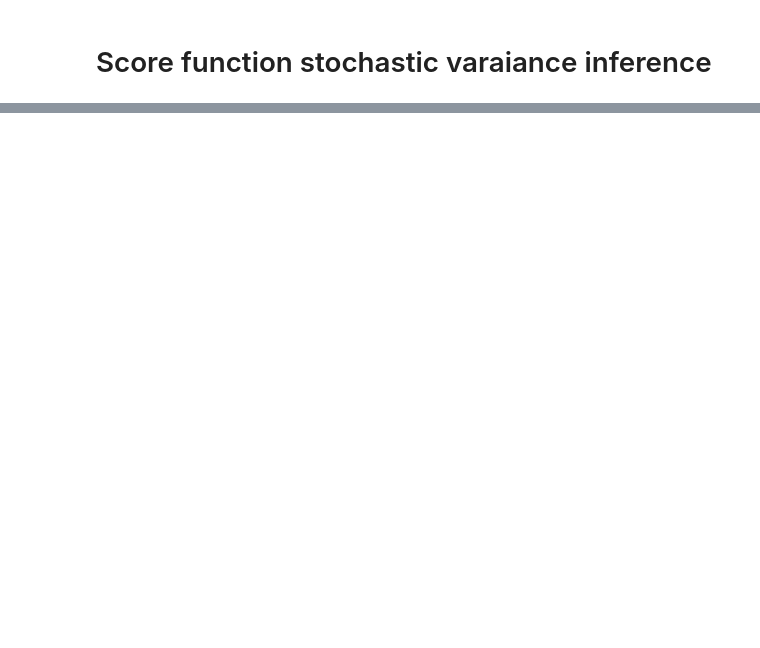
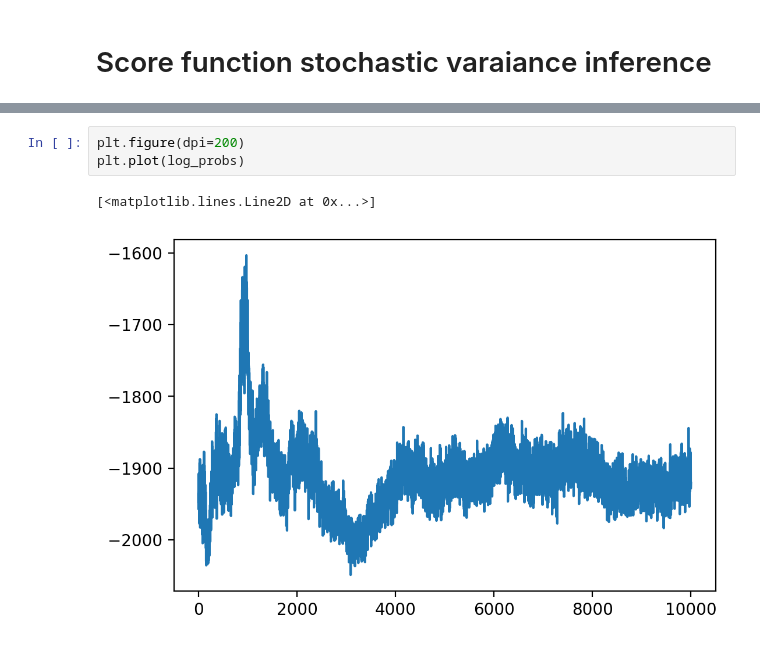
Before and after one commit to MisterMap/unsup-3d-keypoints, a Jupyter notebook: notebook/test_stochastic_variance_inference.ipynb, the cells around one changed output, grey strips where cells are left out. Saved outputs shown, nothing was run; the diff lists cells and outputs as text; blank space fills up the shorter version.

```diff
--- a/notebook/test_stochastic_variance_inference.ipynb
+++ b/notebook/test_stochastic_variance_inference.ipynb
@@ -153,3 +158,9 @@ plt.plot(losses)
+# %%
+plt.figure(dpi=200)
+plt.plot(log_probs)
+# %% [output]
+[<matplotlib.lines.Line2D at 0x...>]
+[figure, added]
 # %%
 final_predicted = model(input_data)[0].detach().cpu().numpy()[:, 0]
 plt.figure(dpi=200)
```
Also changed, not shown: parts of 12 cells of this notebook, 6 other files.
